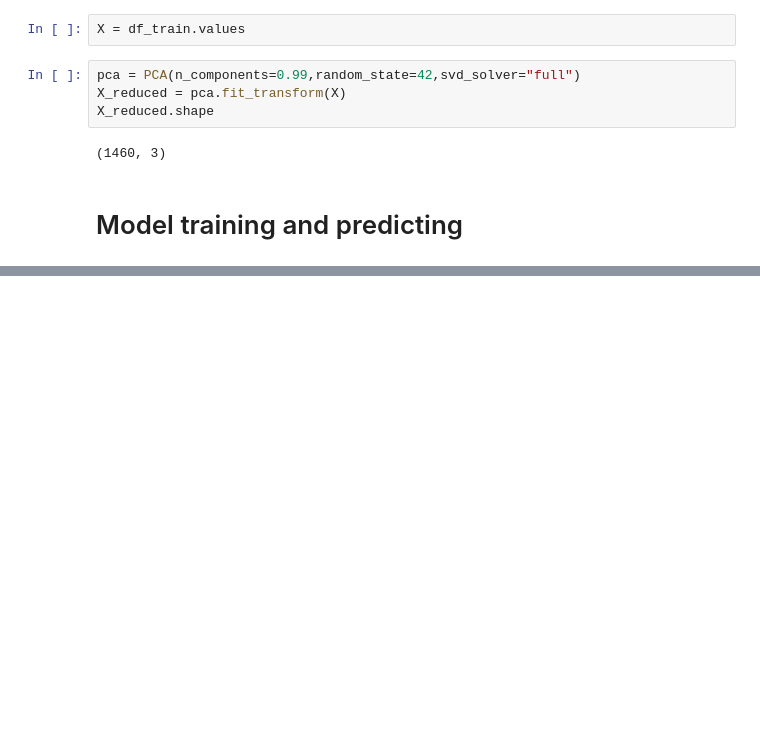
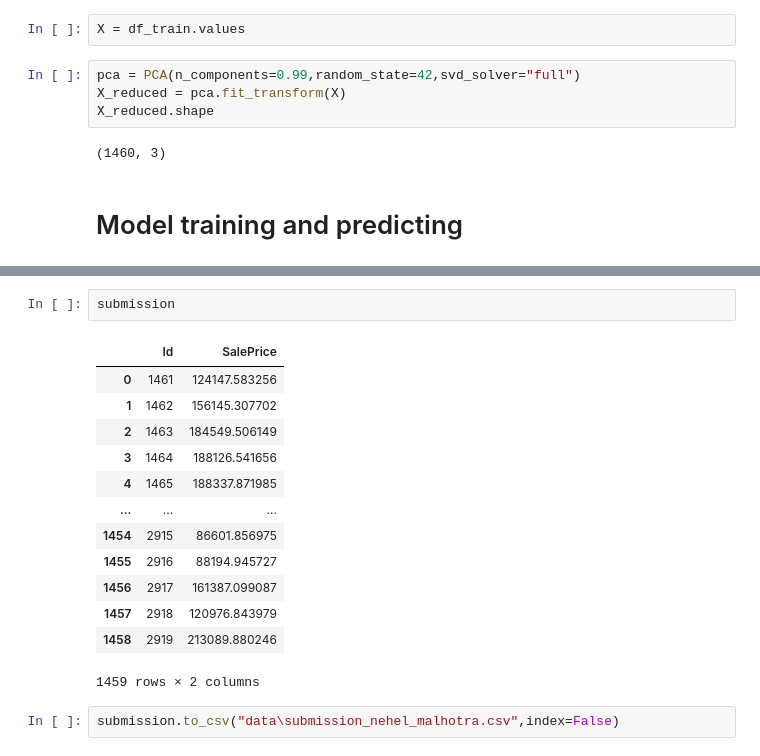
Before and after one commit to nehelmalhotra/Boston-Housing-Prices, a Jupyter notebook: Boston_price_prediction.ipynb, the cells around one changed output, grey strips where cells are left out. Drawn from its saved outputs; the diff is of its cells as text; blank space fills up the shorter version.

```diff
--- a/Boston_price_prediction.ipynb
+++ b/Boston_price_prediction.ipynb
@@ -456,0 +639,18 @@ mean_squared_error(y_test,y_pred)
+# %%
+submission
+# %% [output]
+|  | Id | SalePrice |
+| 0 | 1461 | 124147.583256 |
+| 1 | 1462 | 156145.307702 |
+| 2 | 1463 | 184549.506149 |
+| 3 | 1464 | 188126.541656 |
+| 4 | 1465 | 188337.871985 |
+| ... | ... | ... |
+| 1454 | 2915 | 86601.856975 |
+| 1455 | 2916 | 88194.945727 |
+| 1456 | 2917 | 161387.099087 |
+| 1457 | 2918 | 120976.843979 |
+| 1458 | 2919 | 213089.880246 |
+1459 rows × 2 columns
+# %%
+submission.to_csv("data\submission_nehel_malhotra.csv",index=False)
```
Also changed, not shown: parts of 27 cells of this notebook, 7 other files.
